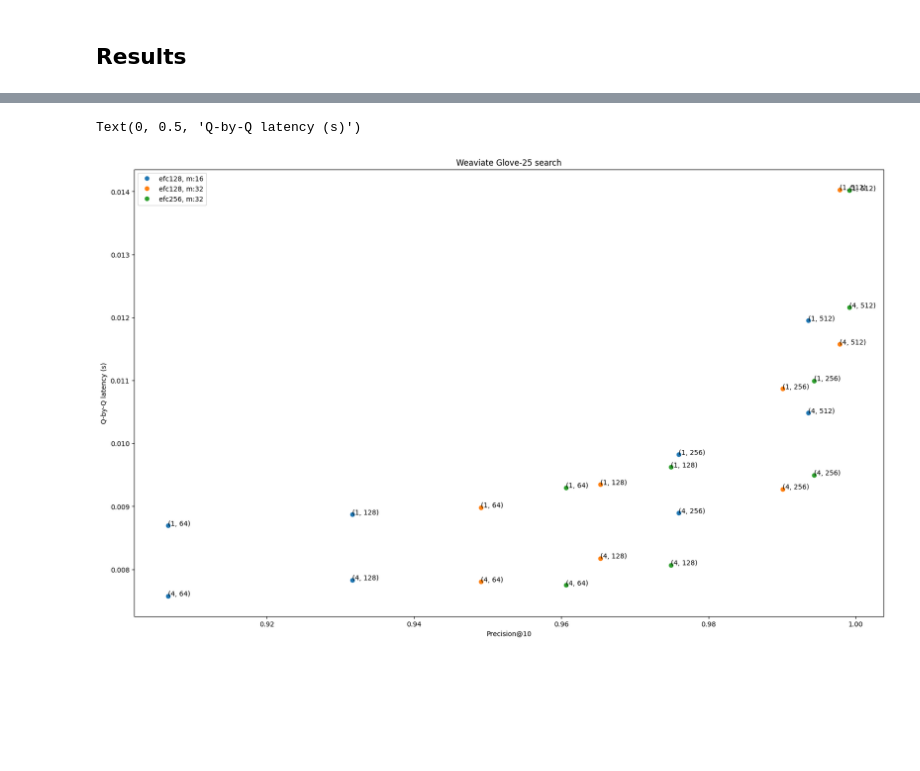
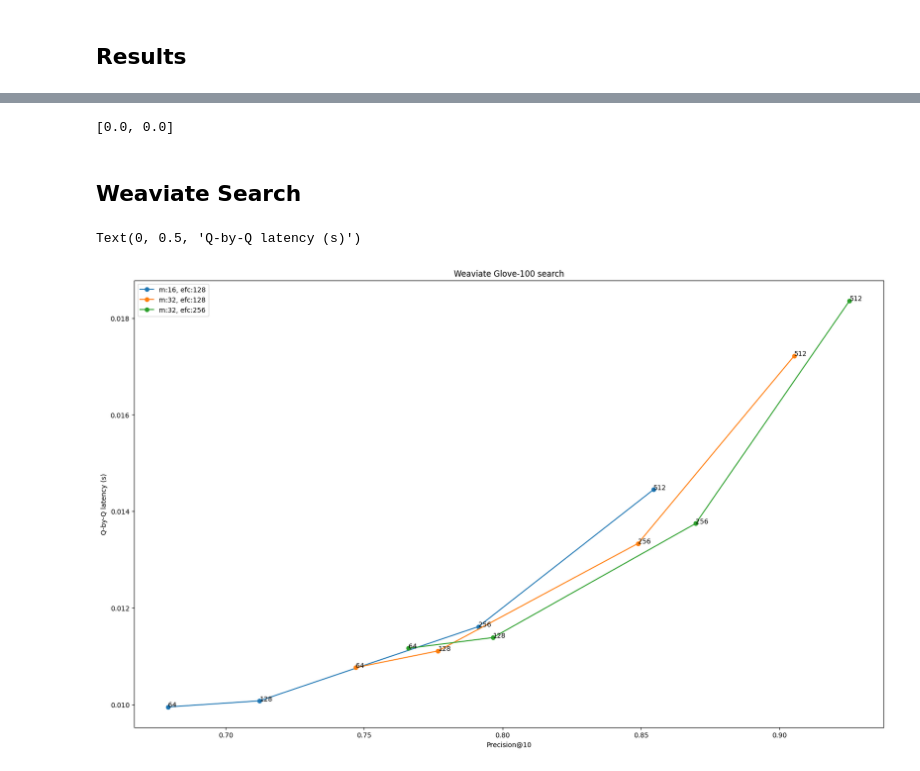
Before and after one commit to qdrant/vector-db-benchmark, a Jupyter notebook: test.ipynb, the cells around one changed output, grey strips where cells are left out. Saved outputs shown, nothing was run; the diff lists cells and outputs as text; code cells hidden in the pictures; blank space fills up the shorter version.

Commit message:
many many updates, sorry future jacob

```diff
--- a/test.ipynb
+++ b/test.ipynb
@@ -151 +105,13 @@ def parse_weav_search(fname):
+# %%
+# create GSI search results dataframe
+columns = ['vdb', 'search_type', 'nbits', 'dataset', 'dim', 'm', 'efc', 'ef', 'total_time', 'mean_time',\
+             'mean_precisions', 'std_time', 'min_time', 'max_time', 'rps', 'p95_time', 'p99_time',\
+             'precisions', 'latencies']
+gsi_df = pd.DataFrame(columns=columns)
+for fname in gsi_search:
+    gsi_df.loc[len(gsi_df), :] = parse_gsi_search(fname)
+gsi_df.fillna(np.nan)
+gsi_df = gsi_df.astype({'m': float, 'efc': float, 'ef': float, 'dim': int, 'mean_precisions': float, 'mean_time': float})
+gsi_df = gsi_df.astype({'m': 'Int64', 'efc': 'Int64', 'ef': 'Int64'})
+gsi_df = gsi_df.sort_values(by=['search_type', 'dataset', 'dim', 'nbits']).reset_index(drop=True)
 # %%
@@ -228,0 +190,8 @@ weav_df[weav_df.dim == 100]
+# %%
+import h5py
+dataset = "gist-960-euclidean"
+f = h5py.File(f"/home/jacob/vector-db-benchmark/datasets/{dataset}/{dataset}.hdf5")
+np.save(f"/mnt/nas1/fvs_benchmark_datasets/{dataset}.npy", f['train'][:])
+np.save(f"/mnt/nas1/fvs_benchmark_datasets/{dataset}-queries.npy", f['test'][:])
+np.save(f"/mnt/nas1/fvs_benchmark_datasets/{dataset}-gt-inds.npy", f['neighbors'][:])
+np.save(f"/mnt/nas1/fvs_benchmark_datasets/{dataset}-gt-dists.npy", f['distances'][:])
@@ -229,22 +293,32 @@ weav_df[weav_df.dim == 100]
+# %%
+runs
+# %% [output]
+[0.0, 0.0]
+# %% [markdown]
+## Weaviate Search
 # %%
 fig, ax = plt.subplots(figsize=(20, 12))
-configs = weav_df.groupby(['efc', 'm']).count().index.to_list()
-parallels = [1, 4]
-
-for efc, m in configs:
-    tmp = weav_df.copy()
-    tmp = tmp[(tmp.dataset == 'glove') & (tmp.dim == 25)]
-    tmp = tmp[(tmp.parallel.isin(parallels))]
-    tmp = tmp[(tmp.efc == efc) & (tmp.m == m)]
-    # tmp = tmp[tmp.parallel.isin(parallels)]
-    ax.plot(tmp.mean_precisions, tmp.mean_time, 'o', label=f"efc{tmp.efc.values[0]}, m:{tmp.m.values[0]}")
-    for _, row in tmp.iterrows():
-        ax.annotate(f"{int(row.parallel), row.ef}" , (row.mean_precisions, row.mean_time))
+dataset = "glove"
+dim = 100
+parallels = [0]
+tmp = weav_df.copy()
+tmp = tmp[(tmp.dataset == dataset) & (tmp.dim == dim)]
+tmp = tmp[tmp.parallel.isin(parallels)]
+configs = tmp.groupby(['m', 'efc']).count().index.to_list()
+for m, efc in configs:
+    x = tmp[(tmp.efc == efc) & (tmp.m == m)].reset_index(drop=True)
+    x = x.groupby('ef').aggregate({'mean_time': 'mean', 'mean_precisions': 'mean'})
+    if not len(x):
+        print(f"efc: {efc}, m: {m}")
+        continue
+    ax.plot(x.mean_precisions, x.mean_time, '-o', label=f"m:{m}, efc:{efc}")
+    for _, row in x.iterrows():
+        ax.annotate(f"{row.name}" , (row.mean_precisions, row.mean_time))
 
 ax.legend()
-ax.set_title("Weaviate Glove-25 search")
+ax.set_title("Weaviate Glove-100 search")
 ax.set_xlabel("Precision@10")
 ax.set_ylabel("Q-by-Q latency (s)")
 # %% [output]
 Text(0, 0.5, 'Q-by-Q latency (s)')
-[figure, old version]
+[figure, new version]
```
Also changed, not shown: parts of 51 cells of this notebook, 7 other files.
